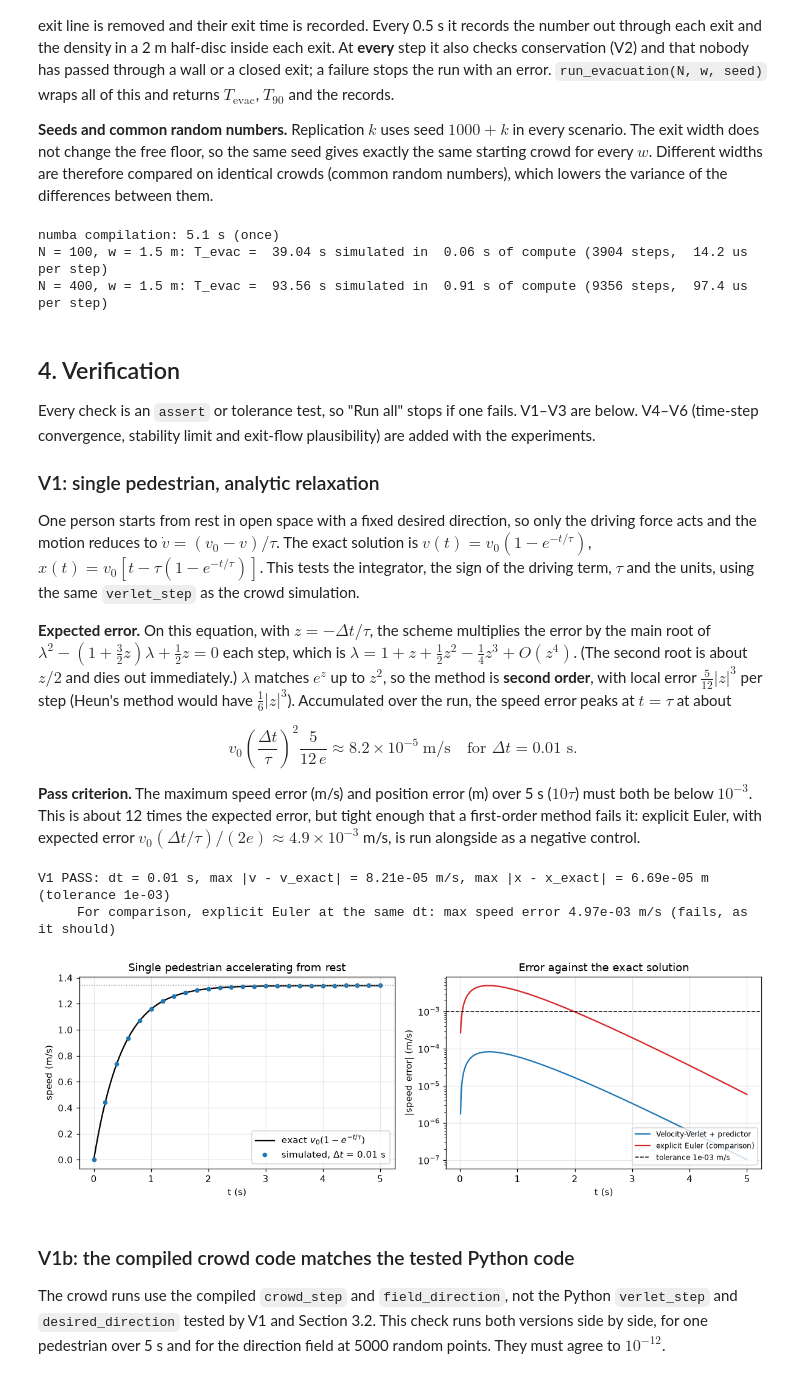
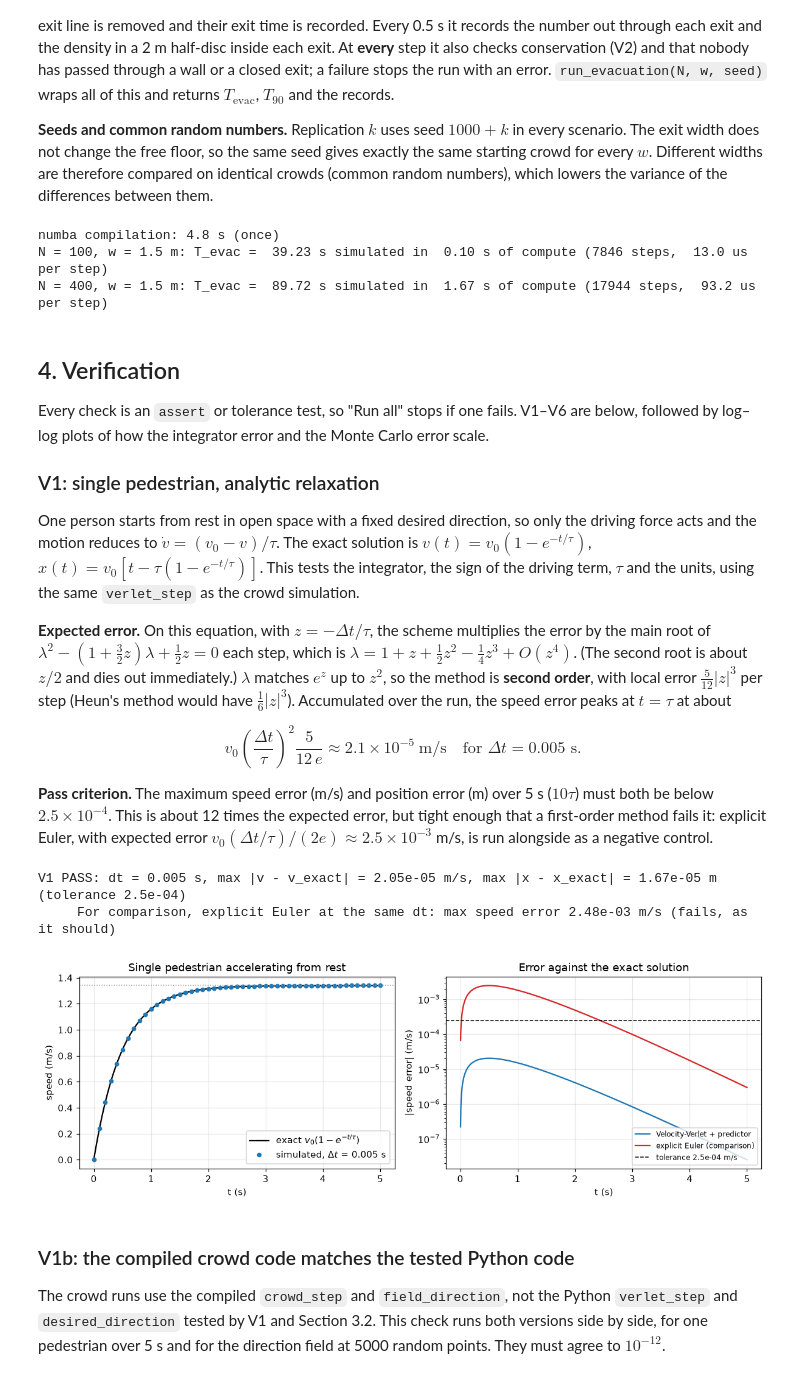
Before and after one commit to ChanuRasmika/mall-evacuation-social-force, a Jupyter notebook: notebook/mall-evacuation-social-force.ipynb, the cells around one changed output. Drawn from its saved outputs; the diff is of its cells as text; code cells hidden in the pictures.

```diff
--- a/notebook/mall-evacuation-social-force.ipynb
+++ b/notebook/mall-evacuation-social-force.ipynb
@@ -642,7 +644,7 @@ K_BODY = 1.2e5       # k: body-compression coefficient (kg s^-2)          [2]
 KAPPA = 2.4e5        # kappa: sliding-friction coefficient (kg m^-1 s^-1) [2]
 R_CUT = 1.3          # r_c: interaction cut-off, centre to centre (m)     derived
 V_MAX_FACTOR = 1.3   # v_max = 1.3 v0                                     [1]
-DT = 0.01            # time step (s), checked in Section 4
+DT = 0.005           # time step (s): stability limit and convergence checked in V4 and V5
 T_MAX = 600.0        # simulation time limit (s)
 T_TARGET = 180.0     # evacuation target (s)
 # Input model (Section 2.5).
@@ -1089,13 +1102,13 @@ for _n in (100, 400):
     print(f"N = {_n:3d}, w = 1.5 m: T_evac = {_res.t_evac:6.2f} s simulated in {_res.wall_s:5.2f} s of compute "
           f"({_steps} steps, {1e6 * _res.wall_s / _steps:5.1f} us per step)")
 # %% [output]
-numba compilation: 5.1 s (once)
-N = 100, w = 1.5 m: T_evac =  39.04 s simulated in  0.06 s of compute (3904 steps,  14.2 us per step)
-N = 400, w = 1.5 m: T_evac =  93.56 s simulated in  0.91 s of compute (9356 steps,  97.4 us per step)
+numba compilation: 4.8 s (once)
+N = 100, w = 1.5 m: T_evac =  39.23 s simulated in  0.10 s of compute (7846 steps,  13.0 us per step)
+N = 400, w = 1.5 m: T_evac =  89.72 s simulated in  1.67 s of compute (17944 steps,  93.2 us per step)
 # %% [markdown]
 ## 4. Verification
 
-Every check is an `assert` or tolerance test, so "Run all" stops if one fails. V1–V3 are below. V4–V6 (time-step convergence, stability limit and exit-flow plausibility) are added with the experiments.
+Every check is an `assert` or tolerance test, so "Run all" stops if one fails. V1–V6 are below, followed by log–log plots of how the integrator error and the Monte Carlo error scale.
 
 ### V1: single pedestrian, analytic relaxation
 
@@ -1104,13 +1117,13 @@ One person starts from rest in open space with a fixed desired direction, so onl
 **Expected error.** On this equation, with $z = -\Delta t/\tau$, the scheme multiplies the error by the main root of $\lambda^2 - \left(1 + \tfrac32 z\right)\lambda + \tfrac12 z = 0$ each step, which is $\lambda = 1 + z + \tfrac12 z^2 - \tfrac14 z^3 + O(z^4)$. (The second root is about $z/2$ and dies out immediately.) $\lambda$ matches $e^{z}$ up to $z^2$, so the method is **second order**, with local error $\tfrac{5}{12}|z|^3$ per step (Heun's method would have $\tfrac16|z|^3$). Accumulated over the run, the speed error peaks at $t = \tau$ at about
 
 $$
-v_0 \left(\frac{\Delta t}{\tau}\right)^2 \frac{5}{12\,e} \approx 8.2 \times 10^{-5}\ \text{m/s} \quad \text{for } \Delta t = 0.01 \text{ s}.
+v_0 \left(\frac{\Delta t}{\tau}\right)^2 \frac{5}{12\,e} \approx 2.1 \times 10^{-5}\ \text{m/s} \quad \text{for } \Delta t = 0.005 \text{ s}.
 $$
 
-**Pass criterion.** The maximum speed error (m/s) and position error (m) over 5 s ($10\tau$) must both be below $10^{-3}$. This is about 12 times the expected error, but tight enough that a first-order method fails it: explicit Euler, with expected error $v_0(\Delta t/\tau)/(2e) \approx 4.9 \times 10^{-3}$ m/s, is run alongside as a negative control.
+**Pass criterion.** The maximum speed error (m/s) and position error (m) over 5 s ($10\tau$) must both be below $2.5 \times 10^{-4}$. This is about 12 times the expected error, but tight enough that a first-order method fails it: explicit Euler, with expected error $v_0(\Delta t/\tau)/(2e) \approx 2.5 \times 10^{-3}$ m/s, is run alongside as a negative control.
 # %%
 # V1: one pedestrian from rest in open space vs the analytic relaxation v(t) = v0 (1 - exp(-t/tau)).
-V1_V0, V1_T_END, V1_TOL = 1.34, 5.0, 1e-3       # desired speed (m/s), duration = 10 tau (s), tolerance (m/s)
+V1_V0, V1_T_END, V1_TOL = 1.34, 5.0, 2.5e-4       # desired speed (m/s), duration = 10 tau (s), tolerance (m/s)
 _v0 = np.array([V1_V0])
 _e0 = np.array([[1.0, 0.0]])                     # fixed direction: no walls, no other people
 
@@ -1137,40 +1150,40 @@ def relaxation_run(dt, scheme="verlet", t_end=V1_T_END):
 def relaxation_exact(t, v0=V1_V0, tau=TAU):
     """Exact speed and distance: v = v0 (1 - e^(-t/tau)), x = v0 (t - tau (1 - e^(-t/tau)))."""
     return v0 * (1 - np.exp(-t / tau)), v0 * (t - tau * (1 - np.exp(-t / tau)))
 
 
 t1, s_vv, x_vv = relaxation_run(DT)
 s_ex, x_ex = relaxation_exact(t1)
 err_v, err_x = np.max(np.abs(s_vv - s_ex)), np.max(np.abs(x_vv - x_ex))
-assert err_v < V1_TOL, f"V1 failed: max speed error {err_v:.2e} m/s >= {V1_TOL:.0e} m/s"
-assert err_x < V1_TOL, f"V1 failed: max position error {err_x:.2e} m >= {V1_TOL:.0e} m"
+assert err_v < V1_TOL, f"V1 failed: max speed error {err_v:.2e} m/s >= {V1_TOL:.1e} m/s"
+assert err_x < V1_TOL, f"V1 failed: max position error {err_x:.2e} m >= {V1_TOL:.1e} m"
 print(f"V1 PASS: dt = {DT} s, max |v - v_exact| = {err_v:.2e} m/s, max |x - x_exact| = {err_x:.2e} m "
-      f"(tolerance {V1_TOL:.0e})")
+      f"(tolerance {V1_TOL:.1e})")
 
 # The tolerance is strict enough to reject a first-order method: explicit Euler fails it.
 _, s_eu, _ = relaxation_run(DT, scheme="euler")
 err_eu = np.max(np.abs(s_eu - s_ex))
 assert err_eu > V1_TOL, "tolerance too loose: it would not detect a first-order integrator"
 print(f"     For comparison, explicit Euler at the same dt: max speed error {err_eu:.2e} m/s (fails, as it should)")
 
 fig, axes = plt.subplots(1, 2, figsize=(11, 3.8))
 axes[0].plot(t1, s_ex, "k-", lw=1.5, label=r"exact $v_0(1-e^{-t/\tau})$")
 axes[0].plot(t1[::20], s_vv[::20], "o", ms=4, color="tab:blue", label=f"simulated, $\\Delta t$ = {DT} s")
 axes[0].axhline(V1_V0, color="0.6", ls=":", lw=1)
 axes[0].set(xlabel="t (s)", ylabel="speed (m/s)", title="Single pedestrian accelerating from rest")
 axes[0].legend(loc="lower right")
 axes[1].semilogy(t1[1:], np.abs(s_vv - s_ex)[1:], color="tab:blue", label="Velocity-Verlet + predictor")
 axes[1].semilogy(t1[1:], np.abs(s_eu - s_ex)[1:], color="tab:red", label="explicit Euler (comparison)")
-axes[1].axhline(V1_TOL, color="k", ls="--", lw=1, label=f"tolerance {V1_TOL:.0e} m/s")
+axes[1].axhline(V1_TOL, color="k", ls="--", lw=1, label=f"tolerance {V1_TOL:.1e} m/s")
 axes[1].set(xlabel="t (s)", ylabel="|speed error| (m/s)", title="Error against the exact solution")
 axes[1].legend(loc="lower right", fontsize=8)
 fig.tight_layout()
 fig.savefig(FIG_DIR / "verification_relaxation.png", dpi=150, bbox_inches="tight")
 plt.show()
 # %% [output]
-V1 PASS: dt = 0.01 s, max |v - v_exact| = 8.21e-05 m/s, max |x - x_exact| = 6.69e-05 m (tolerance 1e-03)
-     For comparison, explicit Euler at the same dt: max speed error 4.97e-03 m/s (fails, as it should)
+V1 PASS: dt = 0.005 s, max |v - v_exact| = 2.05e-05 m/s, max |x - x_exact| = 1.67e-05 m (tolerance 2.5e-04)
+     For comparison, explicit Euler at the same dt: max speed error 2.48e-03 m/s (fails, as it should)
-[figure, old version]
+[figure, new version]
 # %% [markdown]
 ### V1b: the compiled crowd code matches the tested Python code
 
```
Also changed, not shown: parts of 26 cells of this notebook, 13 other files.
